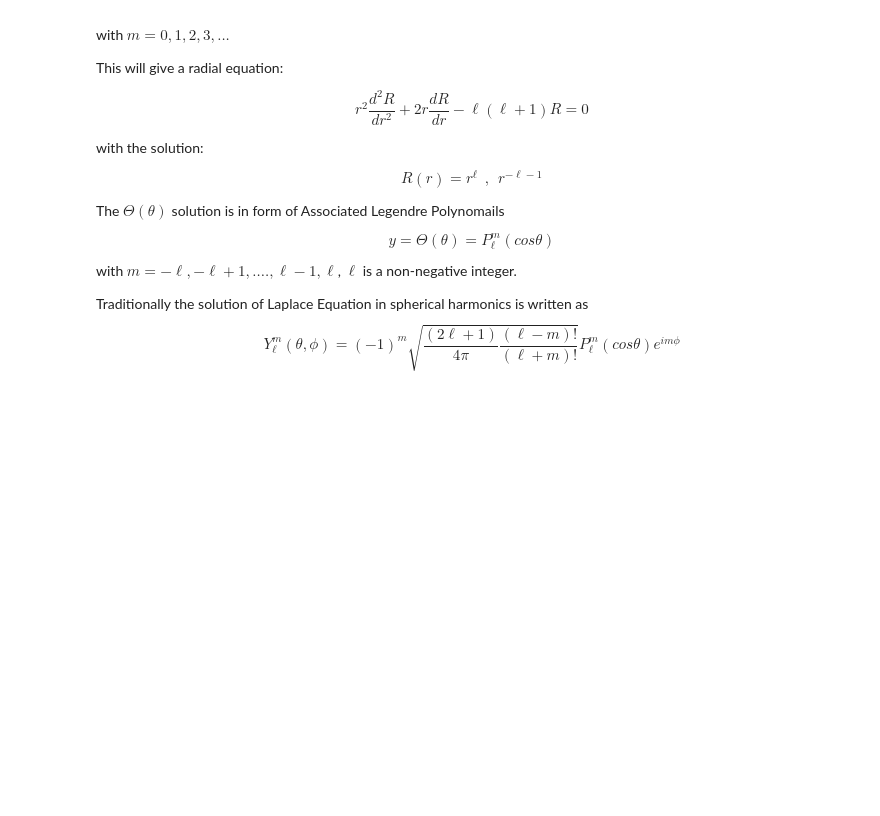
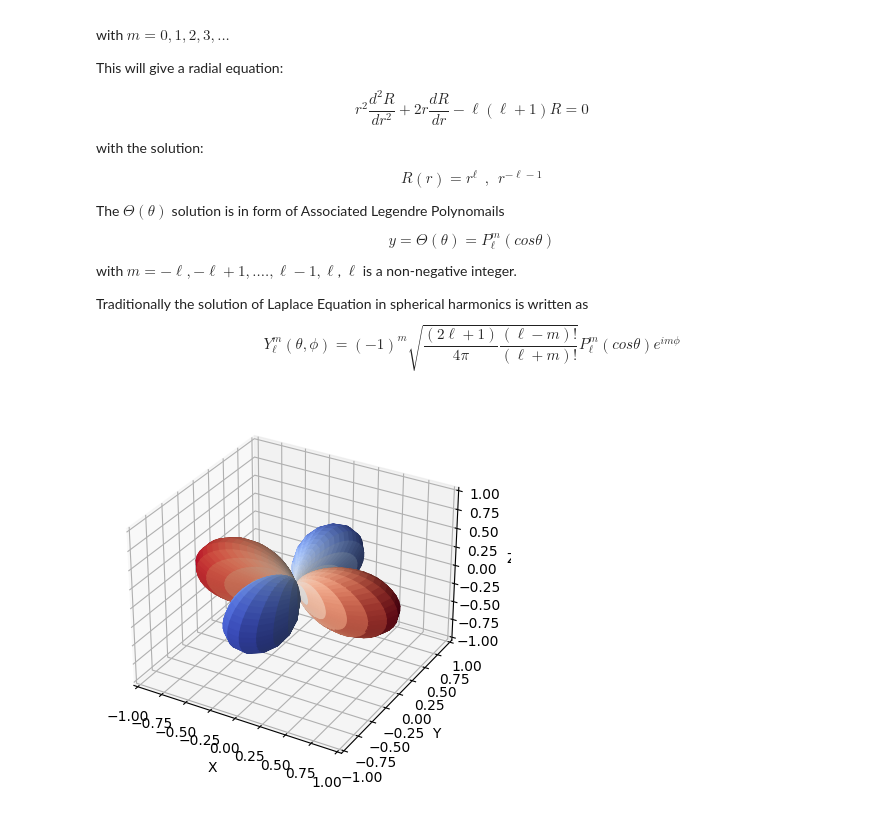
Before and after one commit to navgaur/QM1_UGCF, a Jupyter notebook: Quantum_Mech_1_UGCF.ipynb, the cells around one changed output. Drawn from its saved outputs; the diff is of its cells as text; code cells hidden in the pictures; blank space fills up the shorter version.

```diff
--- a/Quantum_Mech_1_UGCF.ipynb
+++ b/Quantum_Mech_1_UGCF.ipynb
@@ -36,3 +36,62 @@ Traditionally the solution of Laplace Equation in spherical harmonics is written
 $$ Y_\ell^m (\theta,\phi) =
 (-1)^m \sqrt{ \frac{(2\ell+1)}{4 \pi} \frac{(\ell-m)!}{(\ell + m)!} }
   P_\ell^m (cos\theta) e^{im\phi} $$
+# %%
+import matplotlib.pyplot as plt
+from matplotlib import cm, colors
+from mpl_toolkits.mplot3d import Axes3D
+import numpy as np
+from scipy.special import sph_harm
+
+# resolution - increase this to get a smoother plot
+#  at the cost of slower processing
+N = 50
+
+# Create matrices of polar, azimuthal angle points to plot
+theta = np.linspace(0, np.pi, N)
+phi = np.linspace(0, 2*np.pi, N)
+theta, phi = np.meshgrid(theta, phi)
+
+# Calculate the spherical harmonic Y(l,m)
+# https://en.wikipedia.org/wiki/Table_of_spherical_harmonics
+# uncomment one of the lines below to plot that example
+# Y(0, 0)
+# Yvals = 0.5 * np.sqrt(1 / np.pi) * np.ones(theta.shape)
+# Y(1, 1)
+# Yvals = -0.5 * np.sqrt(1.5 / np.pi) * np.cos(phi) * np.sin(theta)
+# Y(2, 2)
+Yvals = 0.25 * np.sqrt(7.5 / np.pi) * np.cos(2 * phi) * np.sin(theta)**2
+
+# Make some adjustments for nice plots
+Ymax, Ymin = Yvals.max(), Yvals.min()
+if (Ymax != Ymin):
+# normalize the values to [1, -1]
+    Yvals = 2 * (Yvals - Ymin)/(Ymax - Ymin) - 1
+# Use the absolute value of Y(l,m) as the radius
+    radii = np.abs(Yvals)
+# put the colors in the range [1, 0]
+    Ycolors = 0.5 * (Yvals + 1)
+else:
+# can't normalize b/c Y(0,0) is single-valued
+    radii = np.ones(Yvals.shape)
+    Ycolors = np.ones(Yvals.shape)
+
+# Compute Cartesian coordinates of the surface
+x = radii * np.sin(theta) * np.cos(phi)
+y = radii * np.sin(theta) * np.sin(phi)
+z = radii * np.cos(theta)
+
+# Do the actual plotting
+# negative values will be blue, positive red
+fig = plt.figure(figsize=plt.figaspect(1.))
+ax = fig.add_subplot(111, projection='3d')
+ax.plot_surface(x, y, z,  rstride=1, cstride=1, facecolors=cm.coolwarm(Ycolors))
+ax.set_xlabel('X')
+ax.set_ylabel('Y')
+ax.set_zlabel('Z')
+ax.set_xlim(-1,1)
+ax.set_ylim(-1,1)
+ax.set_zlim(-1,1)
+plt.show()
+# %% [output]
+[figure, added]
```
Also changed, not shown: parts of 1 cell of this notebook.
